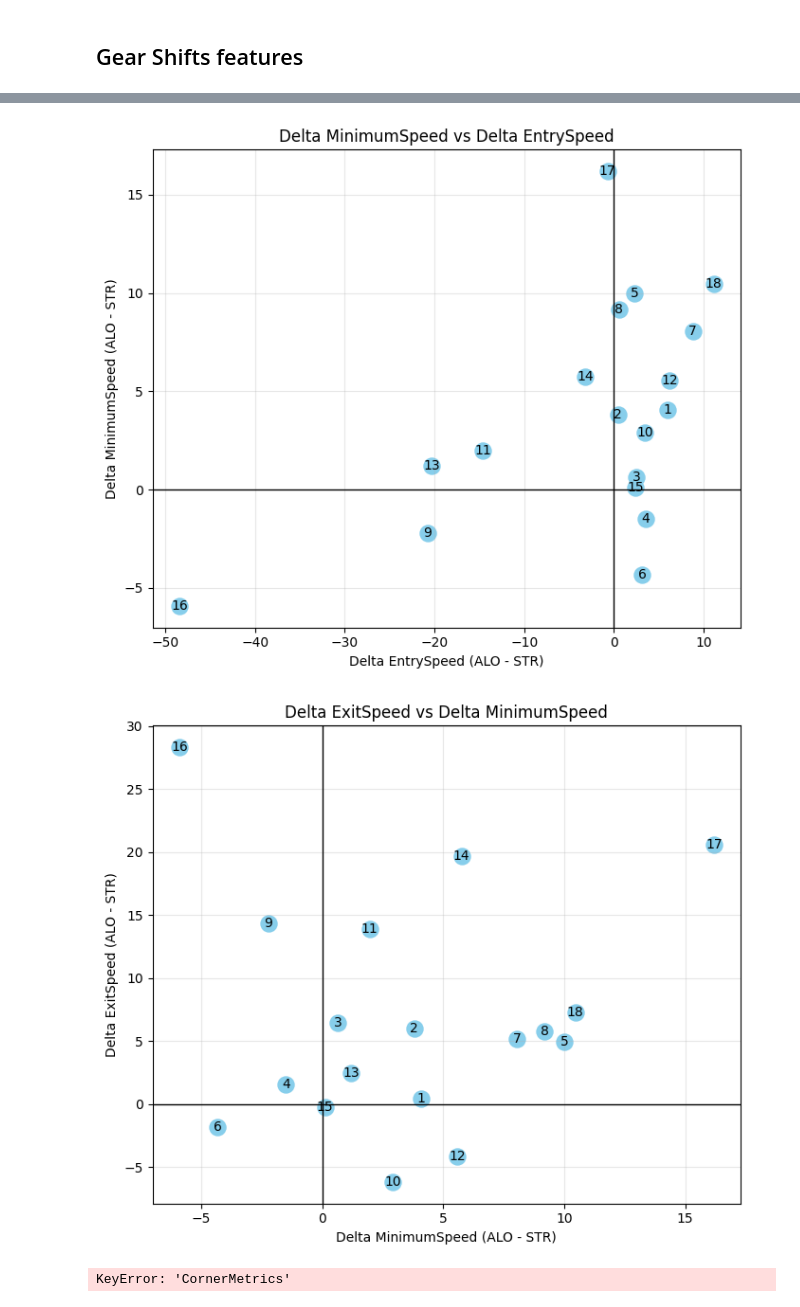
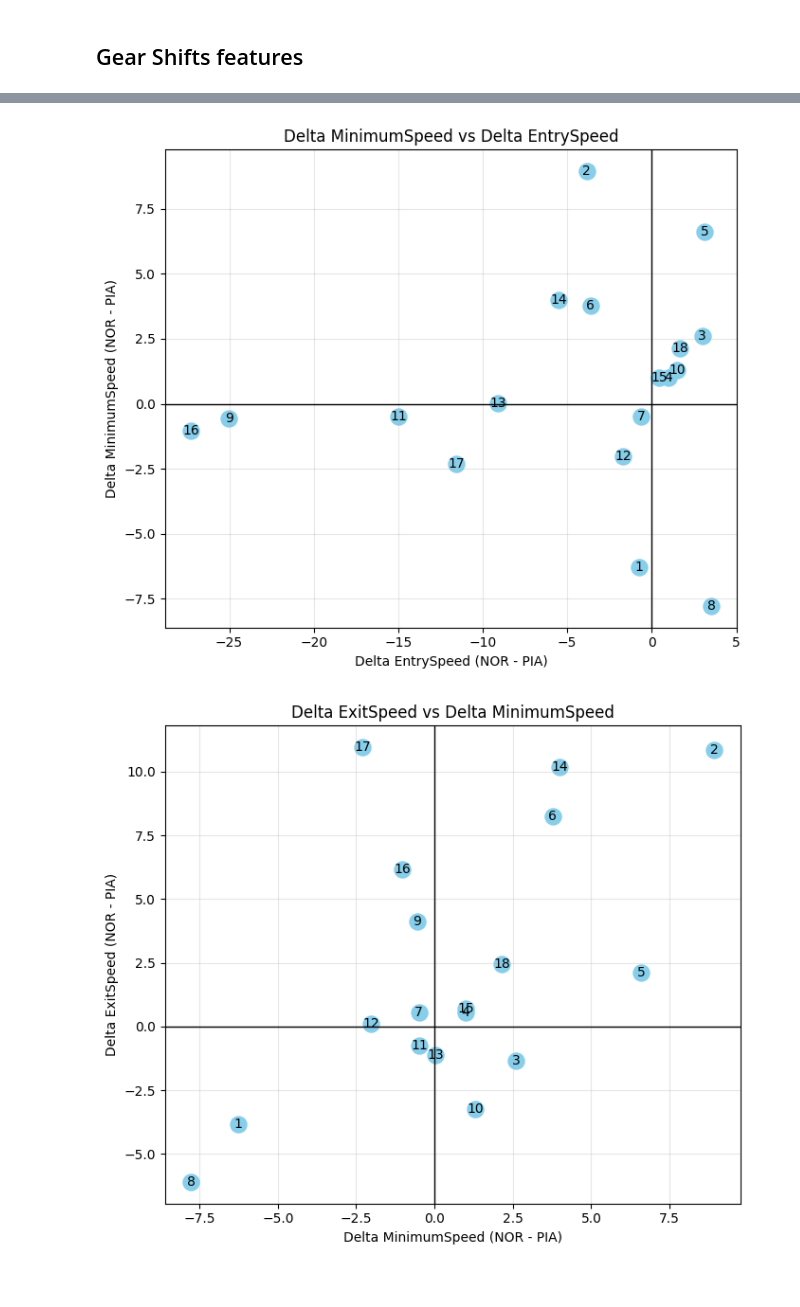
Before and after one commit to zelario/f1-teammate-analysis, a Jupyter notebook: notebooks/04_feature_analysis.ipynb, the cells around one changed output, grey strips where cells are left out. Saved outputs shown, nothing was run; the diff lists cells and outputs as text; code cells hidden in the pictures.

```diff
--- a/notebooks/04_feature_analysis.ipynb
+++ b/notebooks/04_feature_analysis.ipynb
@@ -1,7 +1,7 @@
 # %% [markdown]
 # Feature Analysis
 # %%
-team = "Aston Martin"
+team = "McLaren"
 grand_prix = "Japanese Grand Prix"
 year = 2025
 # %%
@@ -95,35 +96,11 @@ for feature, y_unit in [("NumberOfShifts", ""), ("LowestGear", ""), ("HighestGea
 # %%
 for x_dataframe, x_feature, y_dataframe, y_feature in [
-    (
-        "SpeedMetrics",
-        "EntrySpeed",
-        "SpeedMetrics",
-        "MinimumSpeed"
-    ),
-
-    (
-        "SpeedMetrics",
-        "MinimumSpeed",
-        "SpeedMetrics",
-        "ExitSpeed"
-    ),
-
-    (
-        "BrakingZones",
-        "BrakingPoint",
-        "SpeedMetrics",
-        "MinimumSpeed"
-    ),
-
-    (
-        "ThrottleSegments",
-        "MeanThrottle",
-        "SpeedMetrics",
-        "ExitSpeed"
-    ),
+    ("SpeedMetrics","EntrySpeed","SpeedMetrics","MinimumSpeed"),
+    ( "SpeedMetrics", "MinimumSpeed", "SpeedMetrics", "ExitSpeed"),
+    ("BrakingZones","BrakingPoint","SpeedMetrics","MinimumSpeed"),
+    ("ThrottleSegments","MeanThrottle","SpeedMetrics","ExitSpeed"),
 ]:
     scatterplot_features_relationship(lap_1,lap_2,driver_1,driver_2,x_dataframe,x_feature,y_dataframe,y_feature)
 # %% [output]
-[figure, old version]
+[figure, new version]
-[figure, old version]
+[figure, new version]
-KeyError: 'CornerMetrics'
```
Also changed, not shown: parts of 6 cells of this notebook, 12 other files.
